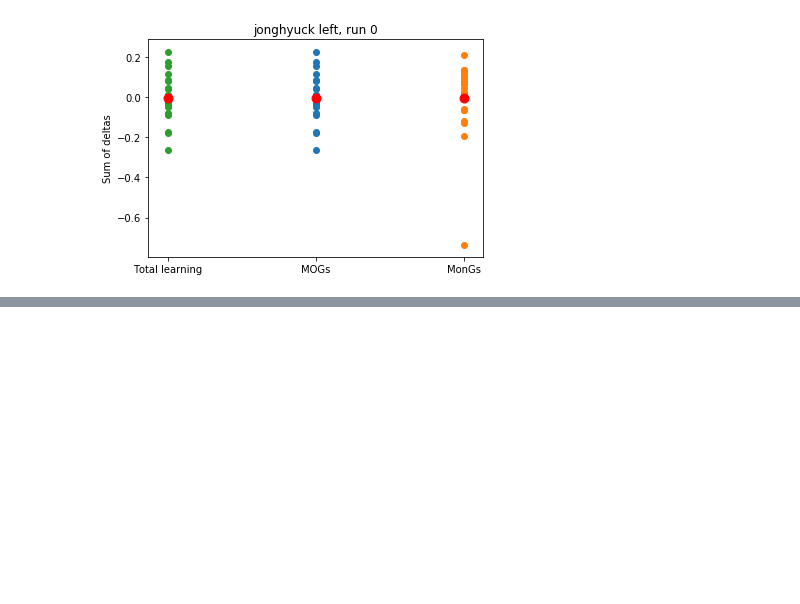
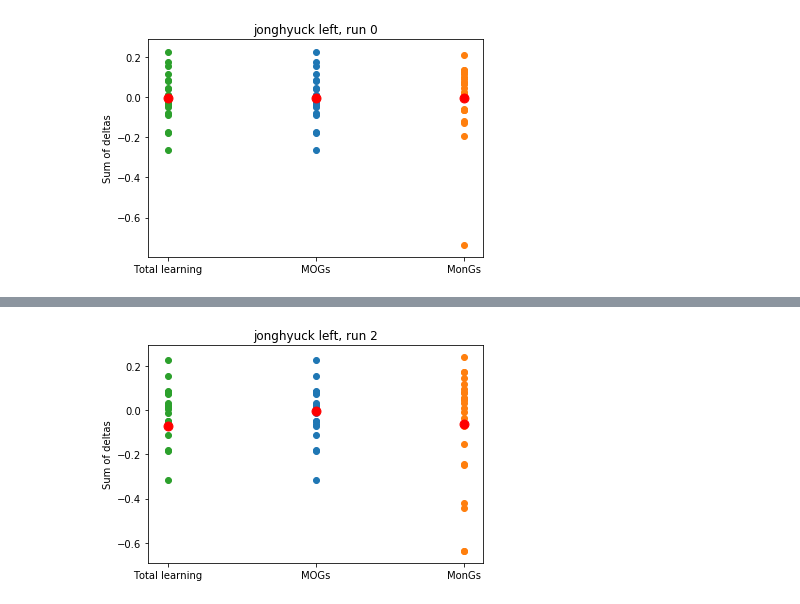
Before and after one commit to SeojinYoon/Statistics_sj, a Jupyter notebook: CLMN/Replay_Exp/experiment/20210325_blueprint_0324v2/analysis_intertap.ipynb, the cells around one changed output, grey strips where cells are left out. Cells and saved outputs as stored; diff of their text form; code cells hidden in the pictures; blank space fills up the shorter version.

```diff
--- a/CLMN/Replay_Exp/experiment/20210325_blueprint_0324v2/analysis_intertap.ipynb
+++ b/CLMN/Replay_Exp/experiment/20210325_blueprint_0324v2/analysis_intertap.ipynb
@@ -407,0 +414,4 @@ plot_learning(0, intertap_intervals)
+# %%
+plot_learning(2, intertap_intervals)
+# %% [output]
+[figure, added]
```
Also changed, not shown: parts of 3 cells of this notebook, 10 other files.
